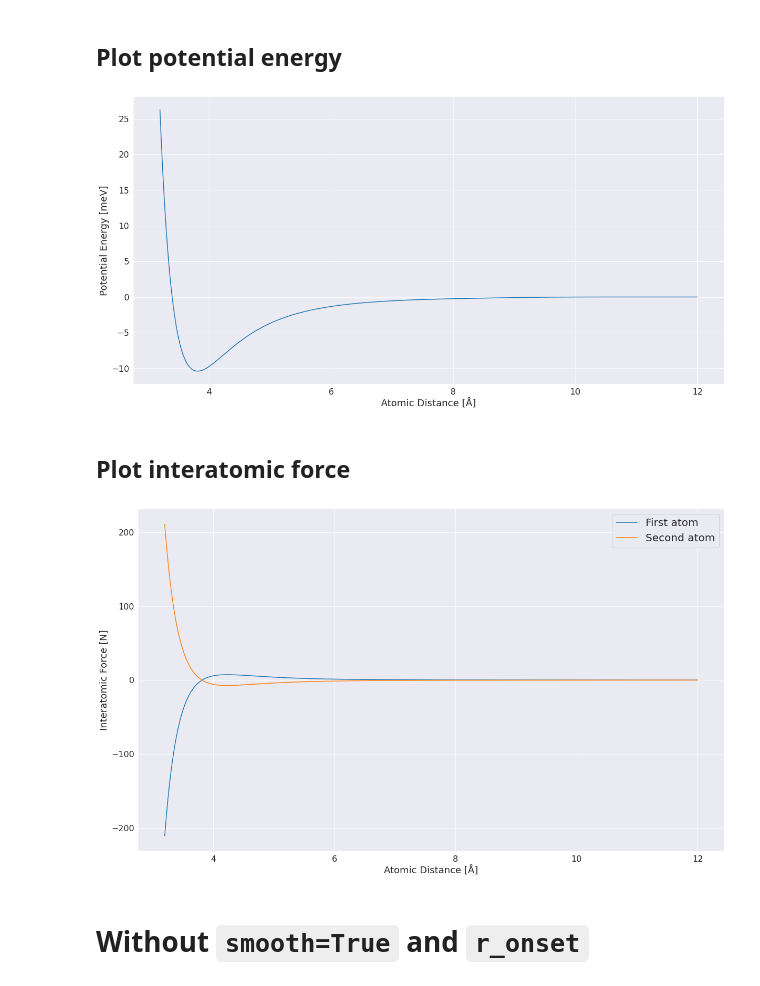
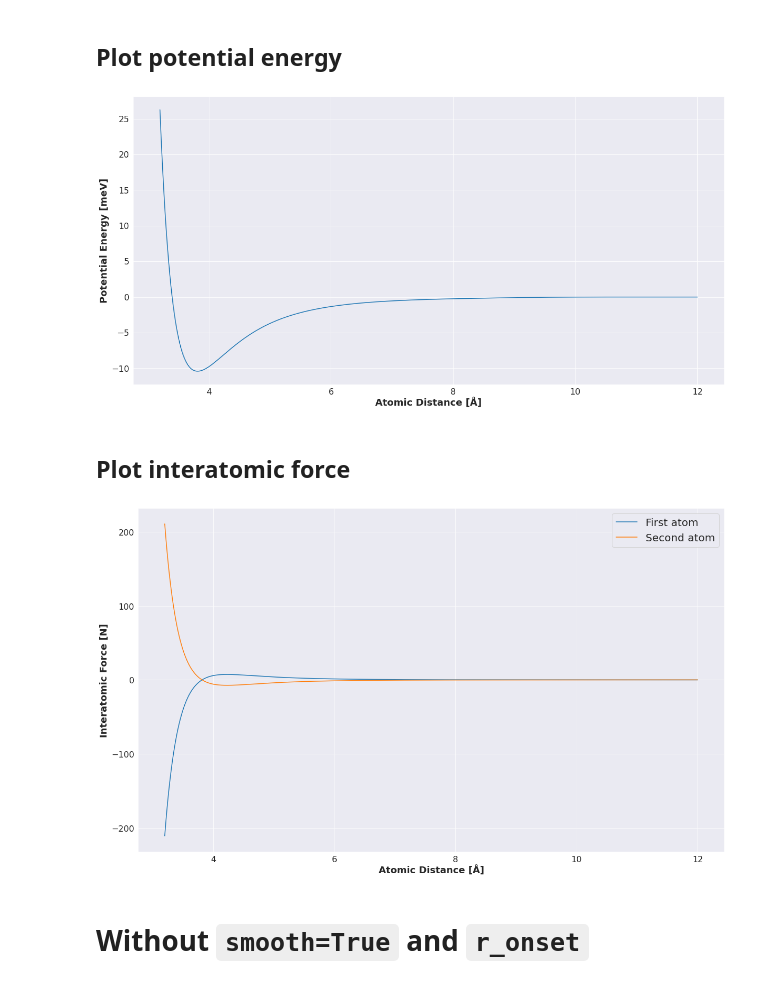
Before and after one commit to fabiannagel/gknet-benchmarks, a Jupyter notebook: misc/Lennard-Jones demonstration.ipynb, the cells around one changed output. Drawn from its saved outputs; the diff is of its cells as text; code cells hidden in the pictures.

```diff
--- a/misc/Lennard-Jones demonstration.ipynb
+++ b/misc/Lennard-Jones demonstration.ipynb
@@ -45,21 +45,21 @@ energies, forces = compute_properties(atoms)
 # %%
 def plot_energy(distances, energies):
     plt.figure(figsize=(20, 10))
     plt.plot(distances, energies)
-    plt.xlabel("Atomic Distance [Å]", fontdict=font)
-    plt.ylabel("Potential Energy [meV]", fontdict=font)
+    plt.xlabel("Atomic Distance [Å]", fontdict=font, fontweight="bold")
+    plt.ylabel("Potential Energy [meV]", fontdict=font, fontweight="bold")
     plt.xticks(fontsize=tick_label_size)
     plt.yticks(fontsize=tick_label_size)
     # plt.title("Potential Energy for two atoms of increasing distance")
     plt.show()
 
 # LaTeX caption
 # Lennard-Jones potential (milli electronvolt) for two atoms over increasing distance (Ångström).
 # Elemental Argon is modeled
 
 plot_energy(distances, energies)
 # %% [output]
-[figure, old version]
+[figure, new version]
 # %% [markdown]
 ## Plot interatomic force
 # %%
@@ -70,8 +70,8 @@ def plot_force(distances, forces):
     plt.plot(distances, forces[:,0], label="First atom")
     plt.plot(distances, forces[:,1], label="Second atom")
 
-    plt.xlabel("Atomic Distance [Å]", fontdict=font)
-    plt.ylabel("Interatomic Force [N]", fontdict=font)
+    plt.xlabel("Atomic Distance [Å]", fontdict=font, fontweight="bold")
+    plt.ylabel("Interatomic Force [N]", fontdict=font, fontweight="bold")
     plt.xticks(fontsize=tick_label_size)
     plt.yticks(fontsize=tick_label_size)
     # plt.title("Interatomic forces between two atoms of increasing distance")
@@ -80,6 +80,6 @@ def plot_force(distances, forces):
 
 plot_force(distances, forces)
 # %% [output]
-[figure, old version]
+[figure, new version]
 # %% [markdown]
 # Without `smooth=True` and `r_onset`
```
Also changed, not shown: parts of 5 cells of this notebook, 7 other files.
